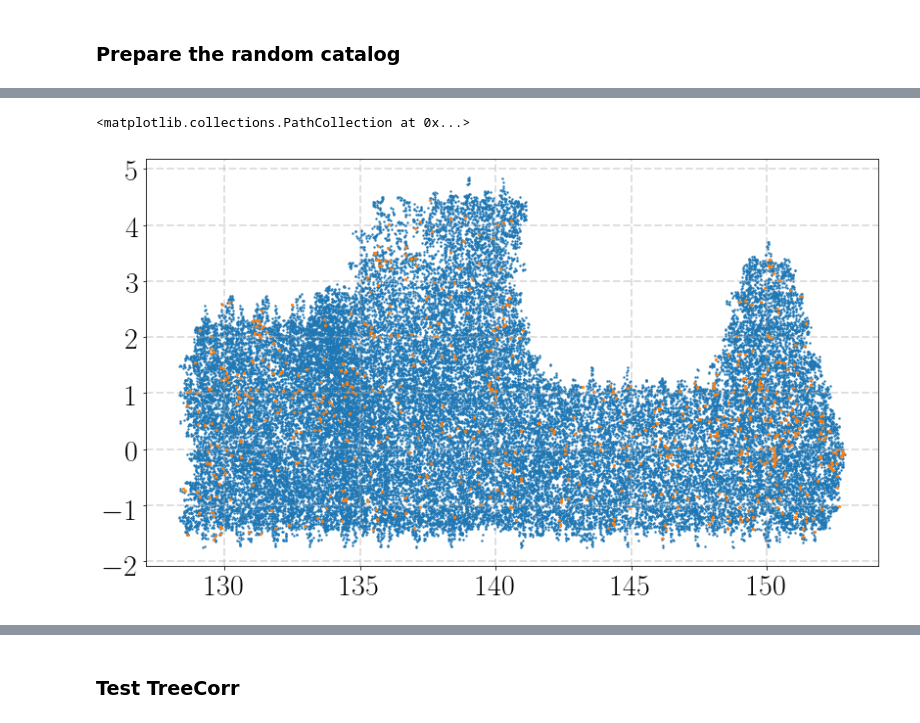
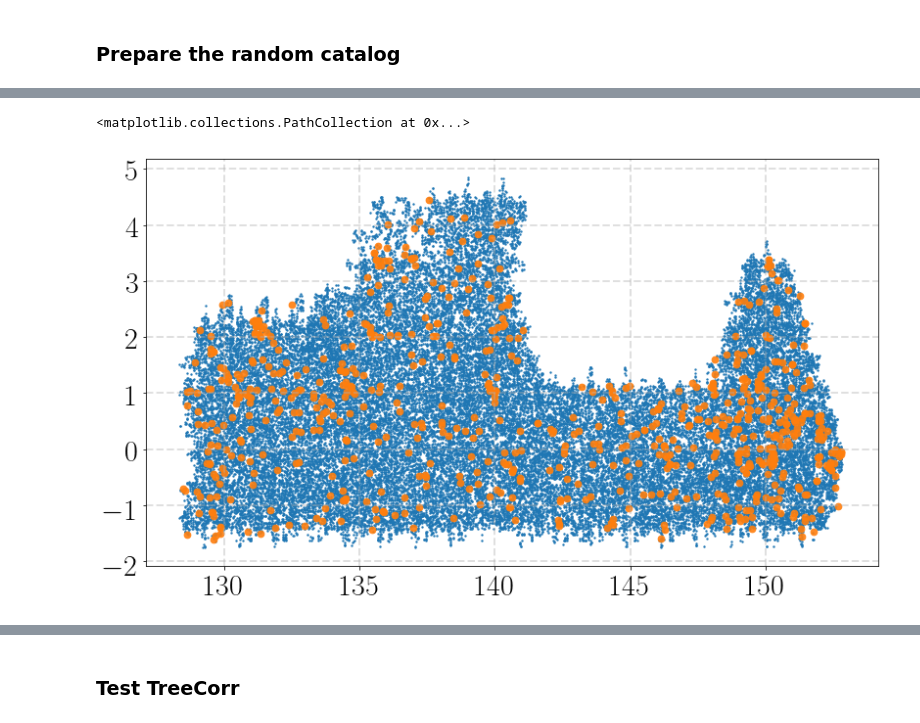
Before and after one commit to dr-guangtou/bubbletea, a Jupyter notebook: notebooks/s18a_color_color_gal_star.ipynb, the cells around one changed output, grey strips where cells are left out. Cells and saved outputs as stored; diff of their text form; code cells hidden in the pictures.

```diff
--- a/notebooks/s18a_color_color_gal_star.ipynb
+++ b/notebooks/s18a_color_color_gal_star.ipynb
@@ -150,18 +169,19 @@ ax1.scatter(gr_gal, rz_gal, s=8, alpha=0.8)
 # %%
 fig = plt.figure(figsize=(12, 7))
 fig.subplots_adjust(left=0.13, right=0.995,
                     bottom=0.17, top=0.995,
                     wspace=0.00, hspace=0.00)
 ax1 = fig.add_subplot(111)
 ax1.grid(linestyle='--', linewidth=2, alpha=0.4, zorder=0)
 
 for tick in ax1.xaxis.get_major_ticks():
     tick.label.set_fontsize(30)
 for tick in ax1.yaxis.get_major_ticks():
     tick.label.set_fontsize(30)
 
-ax1.scatter(star_use['ra'], star_use['dec'], s=2, alpha=0.9)
-ax1.scatter(gal_use['ra'], gal_use['dec'], s=25, alpha=0.9)
+ax1.scatter(star_use_1['ra'], star_use_1['dec'], s=2, alpha=0.9)
+
+ax1.scatter(gal_use['ra'], gal_use['dec'], s=45, alpha=0.9)
 # %% [output]
 <matplotlib.collections.PathCollection at 0x...>
-[figure, old version]
+[figure, new version]
```
Also changed, not shown: parts of 12 cells of this notebook.
